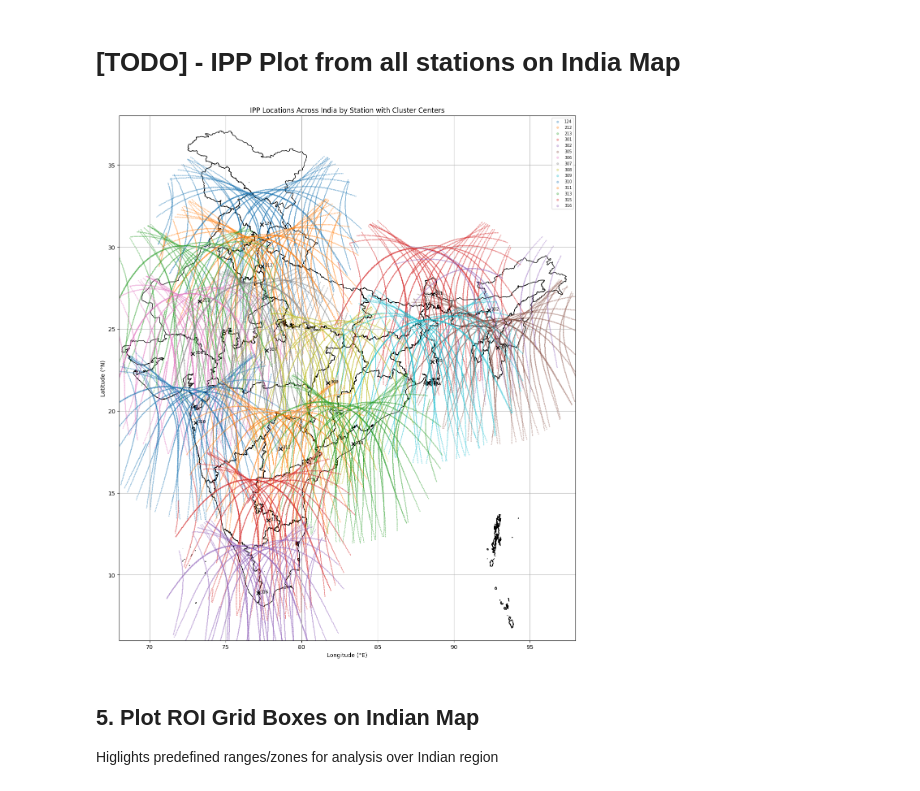
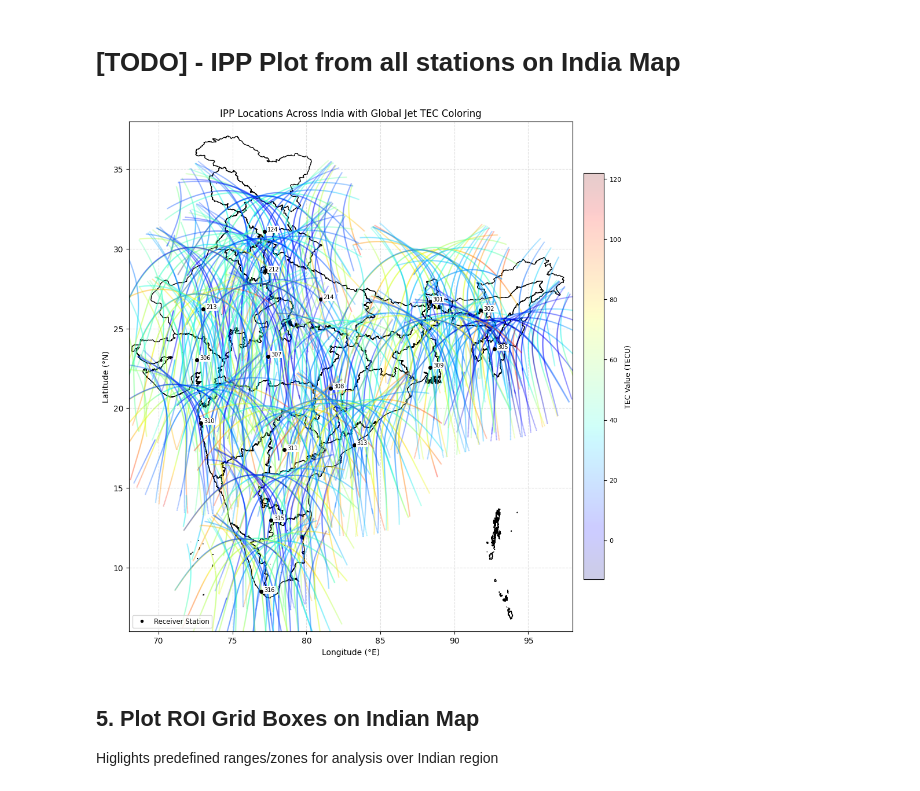
Before and after one commit to shivangichaudhary/TEC_2D_Mapping_Technique, a Jupyter notebook: Notebooks/TEC2D.ipynb, the cells around one changed output. Saved outputs shown, nothing was run; the diff lists cells and outputs as text; code cells hidden in the pictures.

Commit message:
fixed ipp plot over india

```diff
--- a/Notebooks/TEC2D.ipynb
+++ b/Notebooks/TEC2D.ipynb
@@ -505,7 +505,10 @@ import matplotlib.pyplot as plt
 import pandas as pd
 import glob
 import os
-from sklearn.cluster import KMeans
+import numpy as np
+from matplotlib.colors import Normalize
+from matplotlib.lines import Line2D
+from matplotlib.cm import ScalarMappable
 
 # Load India shapefile
 shapefile_path = "../Data/shapefiles/STATE_BOUNDARY.shp"
@@ -525,62 +528,67 @@ station_coords = {
     "306": (23.03, 72.58),   # Ahmedabad
     "307": (23.25, 77.41),   # Bhopal
     "308": (21.25, 81.63),   # Raipur
     "309": (22.57, 88.36),   # Kolkata
     "310": (19.07, 72.87),   # Mumbai
     "311": (17.39, 78.49),   # Hyderabad
     "313": (17.69, 83.22),   # Visakhapatnam
     "315": (12.97, 77.59),   # Bangalore
     "316": (8.49, 76.95),    # Trivandrum
 }
 
-# Gather IPP points with station labels
+# Gather all IPP points and their TEC values
 ipp_data_dir = "../Data/GenData/Processed_TEC_with_IPP_Timestamps"
 ipp_files = glob.glob(os.path.join(ipp_data_dir, "*.csv"))
 
-all_ipp = []
-centers = []
+all_df = []
 for file in ipp_files:
     df = pd.read_csv(file)
-    df = df.dropna(subset=['IPP_lat', 'IPP_lon'])
+    df = df.dropna(subset=['IPP_lat', 'IPP_lon', 'TEC30'])
     df = df[df['Elv'] >= 25]  # Apply elevation cutoff
-    station_id = os.path.basename(file).split('_')[0]
-    if not df.empty:
-        df['station'] = station_id
-        df['station_lat'] = station_coords.get(station_id, (23.0, 78.0))[0]
-        df['station_lon'] = station_coords.get(station_id, (23.0, 78.0))[1]
-        all_ipp.append(df[['IPP_lat', 'IPP_lon', 'station', 'station_lat', 'station_lon']])
+    all_df.append(df[['IPP_lat', 'IPP_lon', 'TEC30']])
 
-        # Compute cluster center
-        kmeans = KMeans(n_clusters=1, random_state=42, n_init='auto').fit(df[['IPP_lat', 'IPP_lon']])
-        center_lat, center_lon = kmeans.cluster_centers_[0]
-        centers.append((station_id, center_lat, center_lon))
+combined_df = pd.concat(all_df, ignore_index=True)
 
-all_ipp_df = pd.concat(all_ipp, ignore_index=True)
-
-# Plot India map and all IPP points by station
-fig, ax = plt.subplots(figsize=(12, 14))
+# Plot
+fig, ax = plt.subplots(figsize=(10, 12))
 gdf.plot(ax=ax, color='white', edgecolor='black')
 
-for station, group in all_ipp_df.groupby('station'):
-    ax.scatter(group['IPP_lon'], group['IPP_lat'], s=1.2, alpha=0.3, label=station)
+norm = Normalize(vmin=combined_df['TEC30'].min(), vmax=combined_df['TEC30'].max())
+cmap = plt.cm.jet
+sc = ax.scatter(combined_df['IPP_lon'], combined_df['IPP_lat'], c=combined_df['TEC30'],
+                cmap=cmap, norm=norm, s=1, alpha=0.2, zorder=2)
 
-# Overlay cluster centers
-for station, lat, lon in centers:
-    ax.scatter(lon, lat, marker='x', s=40, color='black', zorder=3)
-    ax.text(lon + 0.15, lat, station, fontsize=7.5, color='black')
+# Plot station markers
+for station, (lat, lon) in station_coords.items():
+    ax.plot(lon, lat, 'ko', markersize=4, zorder=4, label='_nolegend_')
+    ax.text(lon + 0.2, lat, station, fontsize=7, color='black',
+            bbox=dict(facecolor='white', edgecolor='none', pad=1), zorder=5)
 
-ax.set_title("IPP Locations Across India by Station with Cluster Centers")
+# Add shared colorbar
+cbar = plt.colorbar(sc, ax=ax, orientation='vertical', shrink=0.6, pad=0.02)
+cbar.set_label('TEC Value (TECU)', fontsize=9)
+cbar.ax.tick_params(labelsize=8)
+
+# Add custom legend
+legend_elements = [
+    Line2D([0], [0], marker='o', color='w', label='Receiver Station', markerfacecolor='black', markersize=5),
+]
+ax.legend(handles=legend_elements, loc='lower left', fontsize='small')
+
+# Final plot aesthetics
+ax.set_title("IPP Locations Across India with Global Jet TEC Coloring")
 ax.set_xlabel("Longitude (°E)")
 ax.set_ylabel("Latitude (°N)")
 ax.set_xlim(68, 98)
 ax.set_ylim(6, 38)
-ax.grid(True)
-ax.legend(loc='upper right', fontsize='x-small', markerscale=3)
+ax.grid(True, linestyle='--', alpha=0.4)
 plt.tight_layout()
-plt.savefig("../Output/IPP_Map_India.png", dpi=300, bbox_inches='tight')
+
+# Save the output
+plt.savefig("../Output/IPP_Map_GlobalJet_TECColor.png", dpi=300, bbox_inches='tight')
 plt.show()
 # %% [output]
-[figure, old version]
+[figure, new version]
 # %% [markdown]
 ## 5. Plot ROI Grid Boxes on Indian Map
 Higlights predefined ranges/zones for analysis over Indian region
```
Also changed, not shown: 1 other file.
